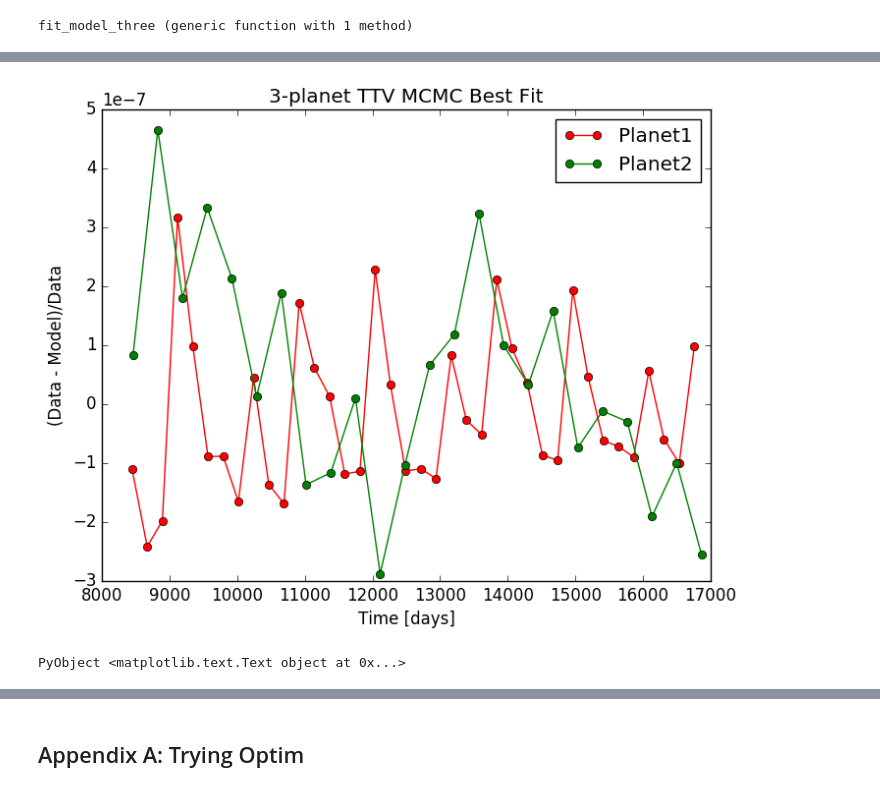
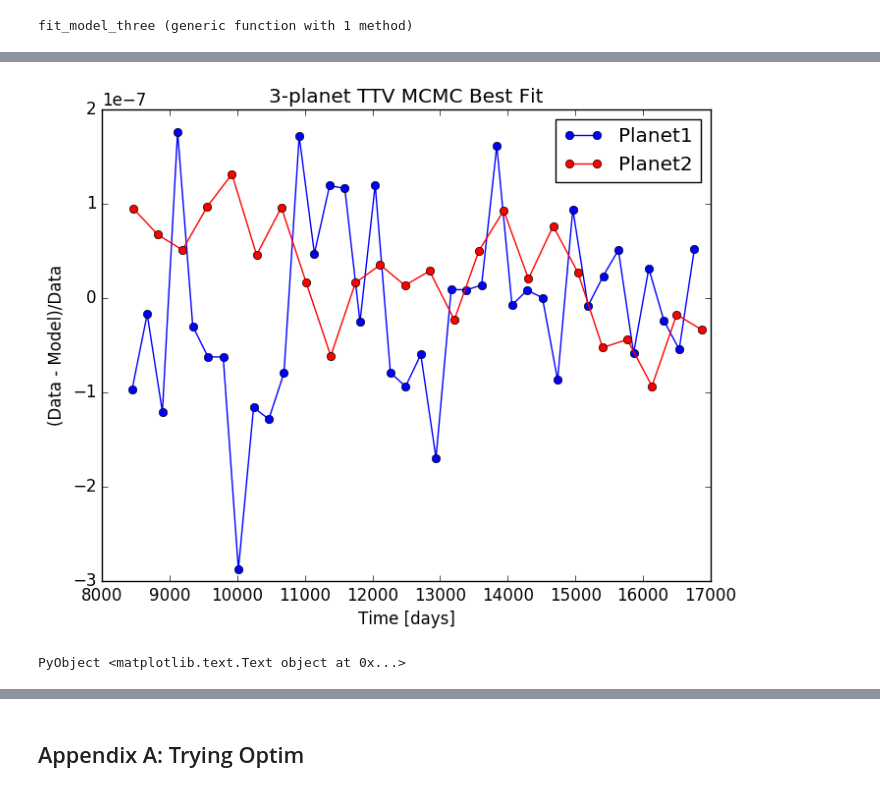
Before and after one commit to jlustigy/ExoJulia, a Jupyter notebook: Homework/hw4/Jake_Dave/hw4_dev.ipynb, the cells around one changed output, grey strips where cells are left out. Saved outputs shown, nothing was run; the diff lists cells and outputs as text; code cells hidden in the pictures.

Commit message:
Finished final fit. Not too far off, but wildly underestimating uncertainties on dervied params

```diff
--- a/Homework/hw4/Jake_Dave/hw4_dev.ipynb
+++ b/Homework/hw4/Jake_Dave/hw4_dev.ipynb
@@ -893,32 +905,20 @@ guessP3 = periods[i]
 # %%
-function fit_model_three(nsteps::Int,in_data::Array{Float64,2};
-    verbose::Bool=true)
+function fit_model_three(nsteps::Int,in_data::Array{Float64,2}; verbose::Bool=true)
+    """
+    Function to fit TTV data for three planets
+    """
 
     global data = in_data
 
-    #planet1
-    MpMs1 = 2.4e-6
-    P1 = mdt1
-    t01 = 1.0
-    esw1 = -0.01
-    ecw1 = 0.01
-
-    #planet2
-    MpMs2 = 3e-6
-    P2 = mdt2
-    t02 = 1.0
-    esw2 = -0.01
-    ecw2 = 0.01
-
-    #planet3
+    #planet3 starting params
     MpMs3 = 0.001
     P3 = guessP3
     t03 = 1.0
     esw3 = -0.01
     ecw3 = 0.01
 
-    params = [MpMs1,P1,t01,esw1,ecw1,
-              MpMs2,P2,t02,esw2,ecw2,
+    # Initialize with best fitting two planet model params and best 3rd planet period
+    params = [mean_p2,
               MpMs3,P3,t03,esw3,ecw3];
     errors = [0.000005, 0.0001, 1.0, 0.1, 0.1, 0.000005, 0.0001, 1.0, 0.1, 0.1, 0.000005, 0.0001, 1.0, 0.1, 0.1];
 
@@ -938,4 +942,5 @@ N = 100000
 pb, ll, nw, np = fit_model_three(N, data_in; verbose=false);
 # %%
-iburn = est_burnin(pb, nw, np, N)
+# Calculate burn in
+iburn3 = est_burnin(pb, nw, np, N)
 # %% [output]
@@ -943,6 +950,7 @@ iburn = est_burnin(pb, nw, np, N)
 # %%
+# Compute derived mean parameter values
 names = ["MpMs1","P1","t01","esw1","ecw1",
     "MpMs2","P2","t02","esw2","ecw2",
     "MpMs3","P3","t03","esw3","ecw3"];
-mean_p3 = derived_parameters(pb, 90000, names=names, verbose=true);
+mean_p3 = derived_parameters(pb, iburn3, names=names, verbose=true);
 # %% [output]
@@ -984,13 +992,13 @@ PyObject <matplotlib.legend.Legend object at 0x...>
 # %%
 # Test N planet ttv model
 times_list = N_planet_ttv_model(data_in, mean_p3);
 # Plot Model & Data
-plot(time1, (time1 .- times_list[1])./time1, "o-", c="r", label="Planet1")
-plot(time2, (time2 .- times_list[2])./time2, "o-", c="g", label="Planet2")
+plot(time1, (time1 .- times_list[1])./time1, "o-", c="b", label="Planet1")
+plot(time2, (time2 .- times_list[2])./time2, "o-", c="r", label="Planet2")
 ylabel("(Data - Model)/Data")
 xlabel("Time [days]")
 legend(loc=0)
 title("3-planet TTV MCMC Best Fit")
 # %% [output]
-[figure, old version]
+[figure, new version]
 PyObject <matplotlib.text.Text object at 0x...>
```
Also changed, not shown: parts of 16 cells of this notebook.
